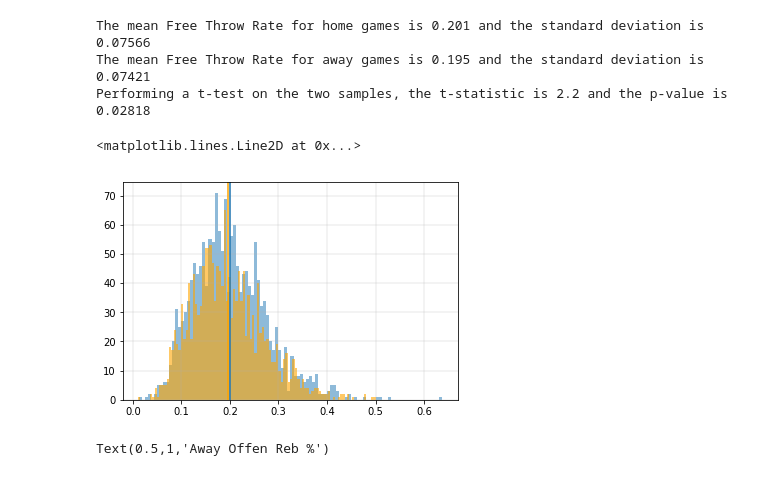
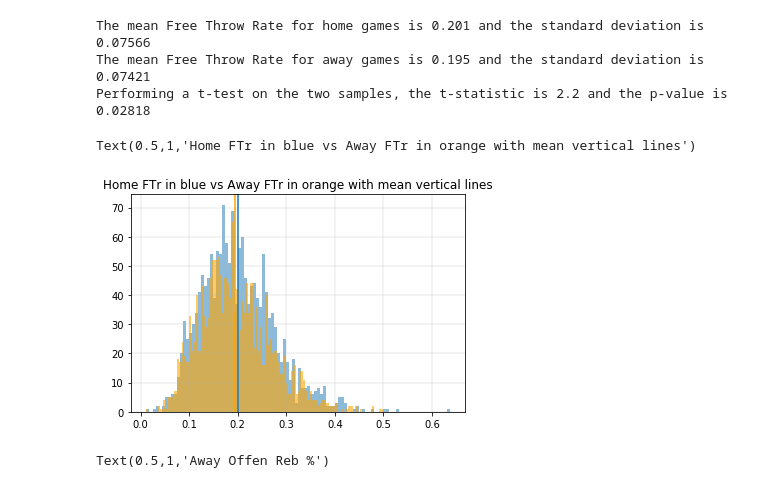
Before and after one commit to fayadabbasi/NBA_Four_Factors, a Jupyter notebook: NBA_Four_Factor_Analytics.ipynb, the cells around one changed output. Drawn from its saved outputs; the diff is of its cells as text; code cells hidden in the pictures.

```diff
--- a/NBA_Four_Factor_Analytics.ipynb
+++ b/NBA_Four_Factor_Analytics.ipynb
@@ -169,13 +169,14 @@ Performing a t-test on the two samples, the t-statistic is 2.2 and the p-value i
 # %%
 fig, ax = plt.subplots(1,1)
 ax.hist(df_home['FTr'], bins=100, alpha=0.5)
 ax.hist(df_away['FTr'], bins=100, color='orange', alpha=0.6)
 ax.grid(which='major', linestyle='-', linewidth='0.3')
 ax.axvline(np.mean(df_home['FTr']))
 ax.axvline(np.mean(df_away['FTr']), color='orange')
+ax.set_title('Home FTr in blue vs Away FTr in orange with mean vertical lines')
 # %% [output]
-<matplotlib.lines.Line2D at 0x...>
+Text(0.5,1,'Home FTr in blue vs Away FTr in orange with mean vertical lines')
-[figure, old version]
+[figure, new version]
 # %%
 fig, (ax1,ax2) = plt.subplots(1,2, figsize=(15,5), sharex=True, sharey=True)
 
```
Also changed, not shown: parts of 1 cell of this notebook, 1 other file.
